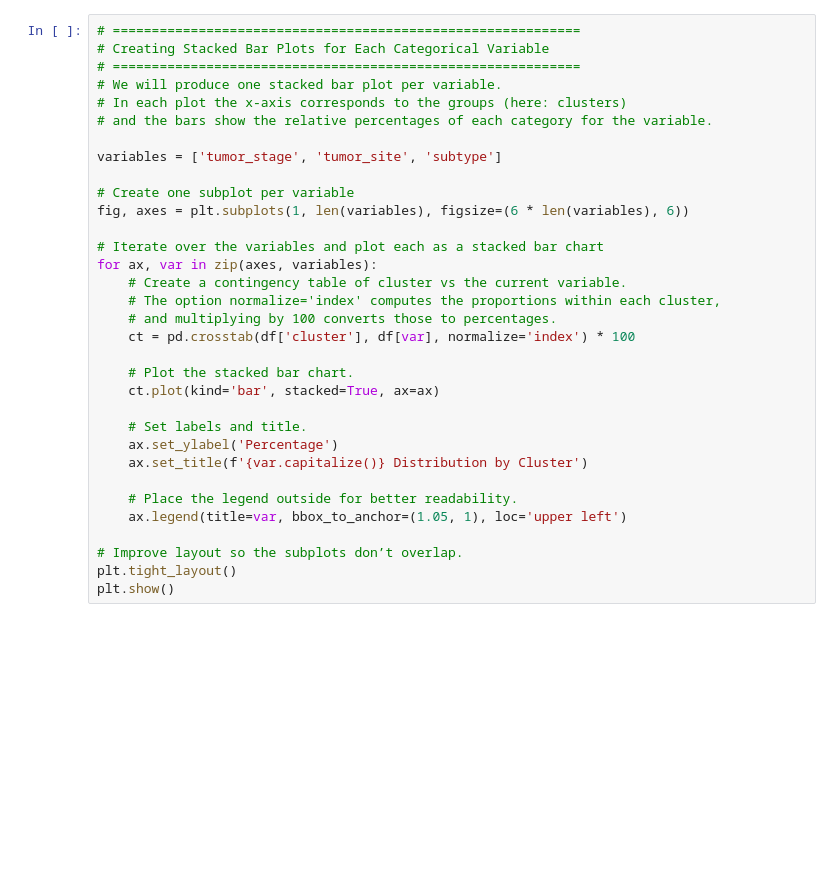
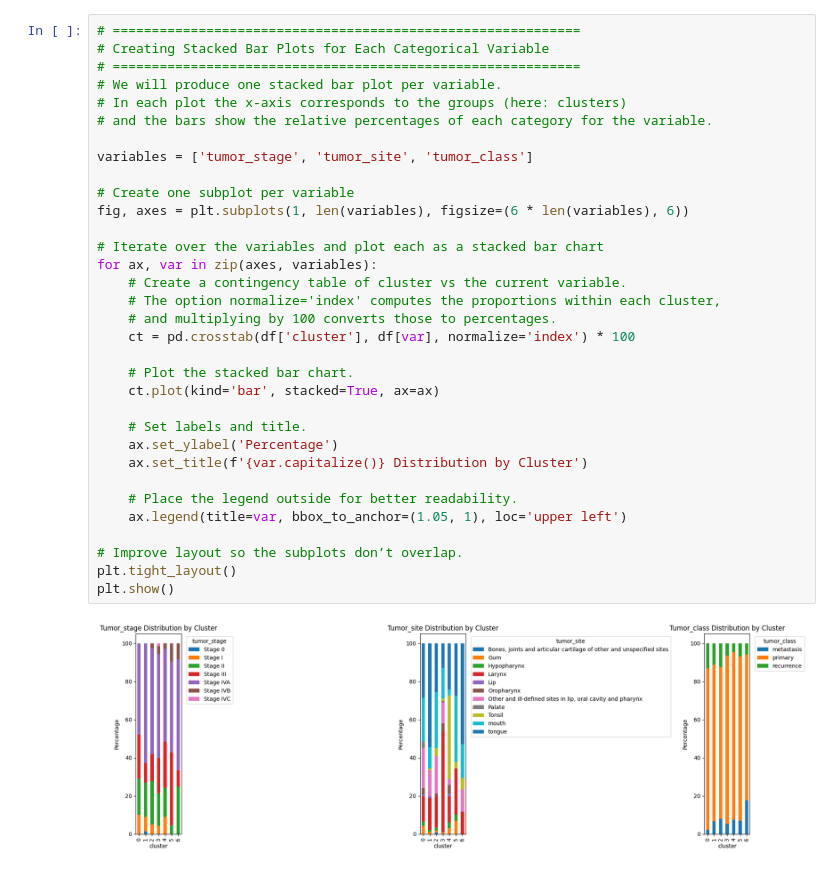
Before and after one commit to Harrison-Q-Ma/BNFO285_Projects, a Jupyter notebook: project_1/Wenshu/qualitative_assessments.ipynb, the cells around one changed output. Cells and saved outputs as stored; diff of their text form; blank space fills up the shorter version.

```diff
--- a/project_1/Wenshu/qualitative_assessments.ipynb
+++ b/project_1/Wenshu/qualitative_assessments.ipynb
@@ -50,34 +96,36 @@ cph.print_summary()
 # Creating Stacked Bar Plots for Each Categorical Variable
 # ============================================================
 # We will produce one stacked bar plot per variable.
 # In each plot the x-axis corresponds to the groups (here: clusters)
 # and the bars show the relative percentages of each category for the variable.
 
-variables = ['tumor_stage', 'tumor_site', 'subtype']
+variables = ['tumor_stage', 'tumor_site', 'tumor_class']
 
 # Create one subplot per variable
 fig, axes = plt.subplots(1, len(variables), figsize=(6 * len(variables), 6))
 
 # Iterate over the variables and plot each as a stacked bar chart
 for ax, var in zip(axes, variables):
     # Create a contingency table of cluster vs the current variable.
     # The option normalize='index' computes the proportions within each cluster,
     # and multiplying by 100 converts those to percentages.
     ct = pd.crosstab(df['cluster'], df[var], normalize='index') * 100
 
     # Plot the stacked bar chart.
     ct.plot(kind='bar', stacked=True, ax=ax)
 
     # Set labels and title.
     ax.set_ylabel('Percentage')
     ax.set_title(f'{var.capitalize()} Distribution by Cluster')
 
     # Place the legend outside for better readability.
     ax.legend(title=var, bbox_to_anchor=(1.05, 1), loc='upper left')
 
 # Improve layout so the subplots don’t overlap.
 plt.tight_layout()
 plt.show()
+# %% [output]
+[figure, added]
 # %%
 # ============================================================
 # Create Boxplot: Age distribution by Cluster
```
Also changed, not shown: parts of 6 cells of this notebook, 1 other file.
